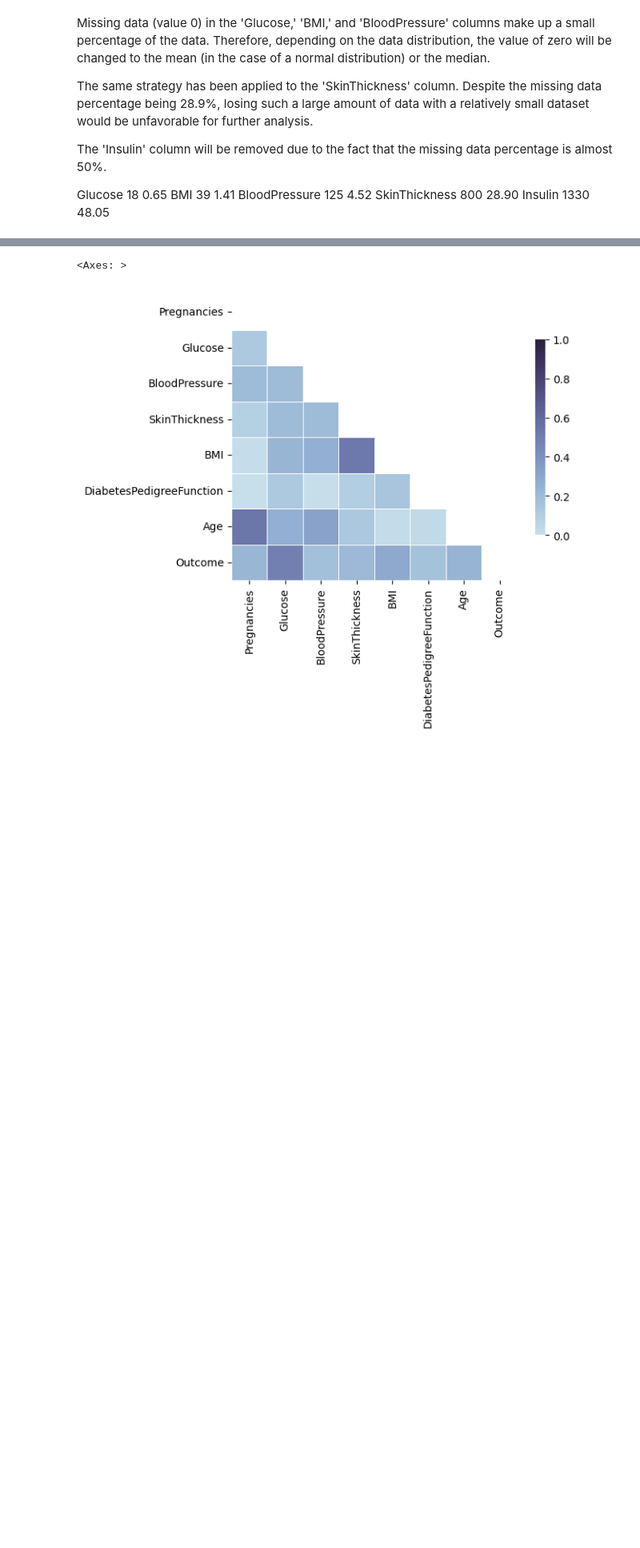
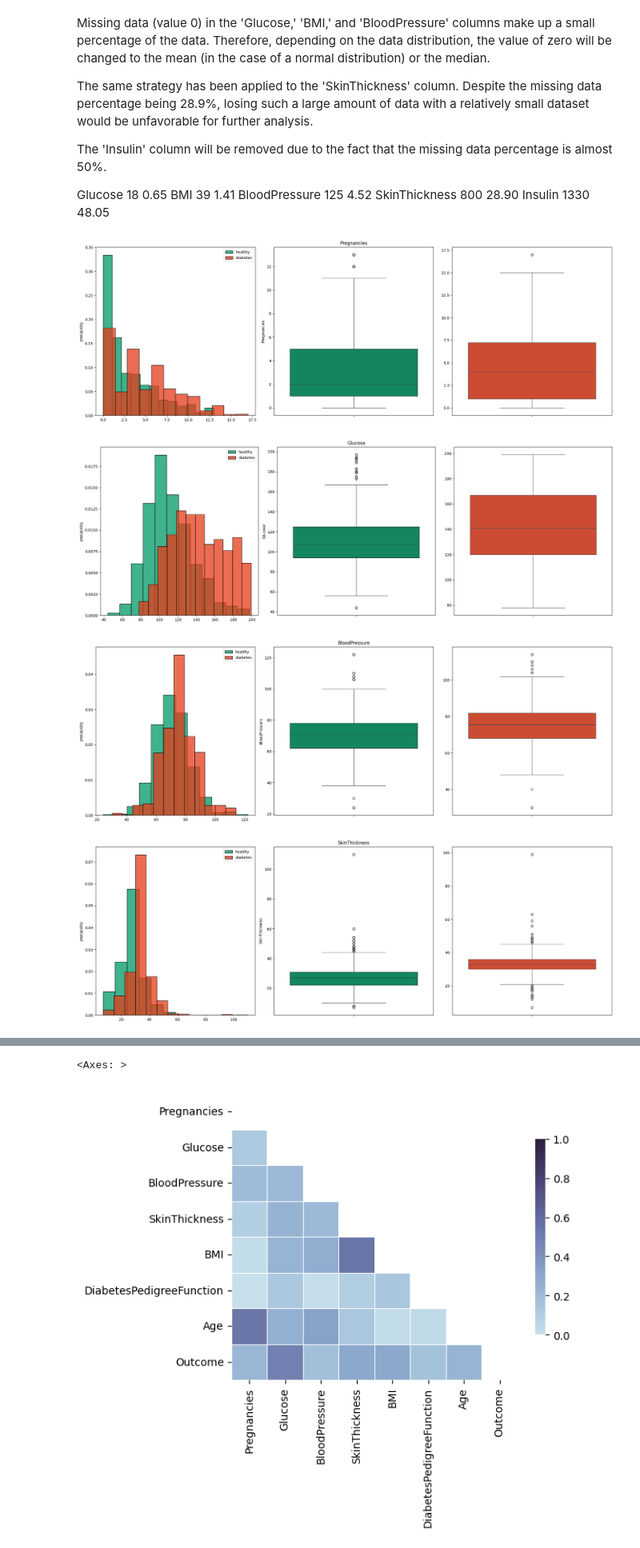
Before and after one commit to pythase/Diabetes_Project, a Jupyter notebook: diabets_project.ipynb, the cells around one changed output, grey strips where cells are left out. Shown at 80% size. Drawn from its saved outputs; the diff is of its cells as text; code cells hidden in the pictures; blank space fills up the shorter version.

```diff
--- a/diabets_project.ipynb
+++ b/diabets_project.ipynb
@@ -148,12 +126,3 @@ BMI	39	1.41
 BloodPressure	125	4.52
 SkinThickness	800	28.90
 Insulin	1330	48.05
-# %%
-glucose_median = df["Glucose"][df["Glucose"] > 0].median()
-df["Glucose"] = df["Glucose"].apply(lambda x: glucose_median if x==0 else x)
-# %%
-bmi_mean = df["BMI"][df["BMI"] > 0].mean()
-df["BMI"] = df["BMI"].apply(lambda x: bmi_mean if x==0 else x)
-# %%
-blood_pressure_mean = df["BloodPressure"][df["BloodPressure"] > 0].mean()
-df["BloodPressure"] = df["BloodPressure"].apply(lambda x: blood_pressure_mean if x==0 else x)
@@ -162,0 +129,28 @@ df["SkinThickness"] = df["SkinThickness"].apply(lambda x: skin_thickness_mean if
+# %%
+for column in df.drop(columns=["Id", "Outcome"]):
+    fig, axs = plt.subplots(1, 3, figsize=(20, 7))
+    axs = axs.flatten()
+
+    bins = 25
+    if column == "Pregnancies" or "Age":
+        bins = 12
+
+    sns.histplot(df[df["Outcome"] == 0][column], bins=bins, color="#009966",  label="healthy", stat="density", ax=axs[0])
+    sns.histplot(df[df["Outcome"] == 1][column], bins=bins, color="#E53B1A", label="diabetes", stat="density", ax=axs[0])
+
+    sns.boxplot(df[df["Outcome"] == 0][column], color="#009966", ax=axs[1])
+    sns.boxplot(df[df["Outcome"] == 1][column], color="#E53B1A", ax=axs[2])
+
+    axs[1].set_title(column)
+    axs[0].set_xlabel("")
+    axs[0].set_ylabel("probability")
+    #axs[1].set_ylabel("")
+    axs[2].set_ylabel("")
+    axs[0].legend()
+    plt.tight_layout()
+    plt.show()
+# %% [output]
+[figure, added]
+[figure, added]
+[figure, added]
+[figure, added]
```
Also changed, not shown: parts of 18 cells of this notebook.
